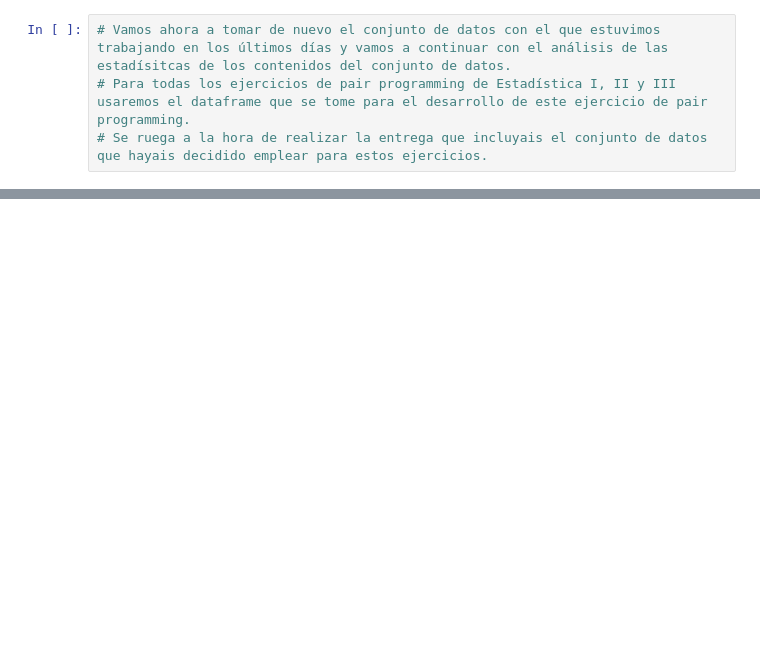
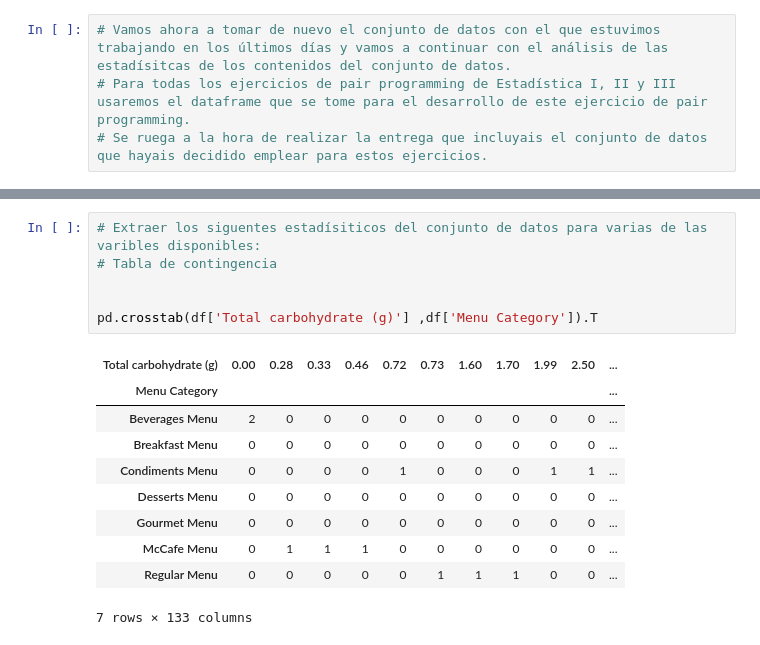
Before and after one commit to Adalab/DA-promo-b-modulo-2-sprint-1-Lara-Diana, a Jupyter notebook: Estadistica/modulo-2-ejercicio-1-estadistica-III.ipynb, the cells around one changed output, grey strips where cells are left out. Drawn from its saved outputs; the diff is of its cells as text; blank space fills up the shorter version.

```diff
--- a/Estadistica/modulo-2-ejercicio-1-estadistica-III.ipynb
+++ b/Estadistica/modulo-2-ejercicio-1-estadistica-III.ipynb
@@ -24,0 +17,17 @@ df.head()
+# %%
+# Extraer los siguentes estadísiticos del conjunto de datos para varias de las varibles disponibles:
+# Tabla de contingencia
+
+
+pd.crosstab(df['Total carbohydrate (g)'] ,df['Menu Category']).T
+# %% [output]
+| Total carbohydrate (g) | 0.00 | 0.28 | 0.33 | 0.46 | 0.72 | 0.73 | 1.60 | 1.70 | 1.99 | 2.50 | ... |
+| Menu Category |  |  |  |  |  |  |  |  |  |  | ... |
+| Beverages Menu | 2 | 0 | 0 | 0 | 0 | 0 | 0 | 0 | 0 | 0 | ... |
+| Breakfast Menu | 0 | 0 | 0 | 0 | 0 | 0 | 0 | 0 | 0 | 0 | ... |
+| Condiments Menu | 0 | 0 | 0 | 0 | 1 | 0 | 0 | 0 | 1 | 1 | ... |
+| Desserts Menu | 0 | 0 | 0 | 0 | 0 | 0 | 0 | 0 | 0 | 0 | ... |
+| Gourmet Menu | 0 | 0 | 0 | 0 | 0 | 0 | 0 | 0 | 0 | 0 | ... |
+| McCafe Menu | 0 | 1 | 1 | 1 | 0 | 0 | 0 | 0 | 0 | 0 | ... |
+| Regular Menu | 0 | 0 | 0 | 0 | 0 | 1 | 1 | 1 | 0 | 0 | ... |
+7 rows × 133 columns
```
Also changed, not shown: parts of 26 cells of this notebook, 3 other files.
